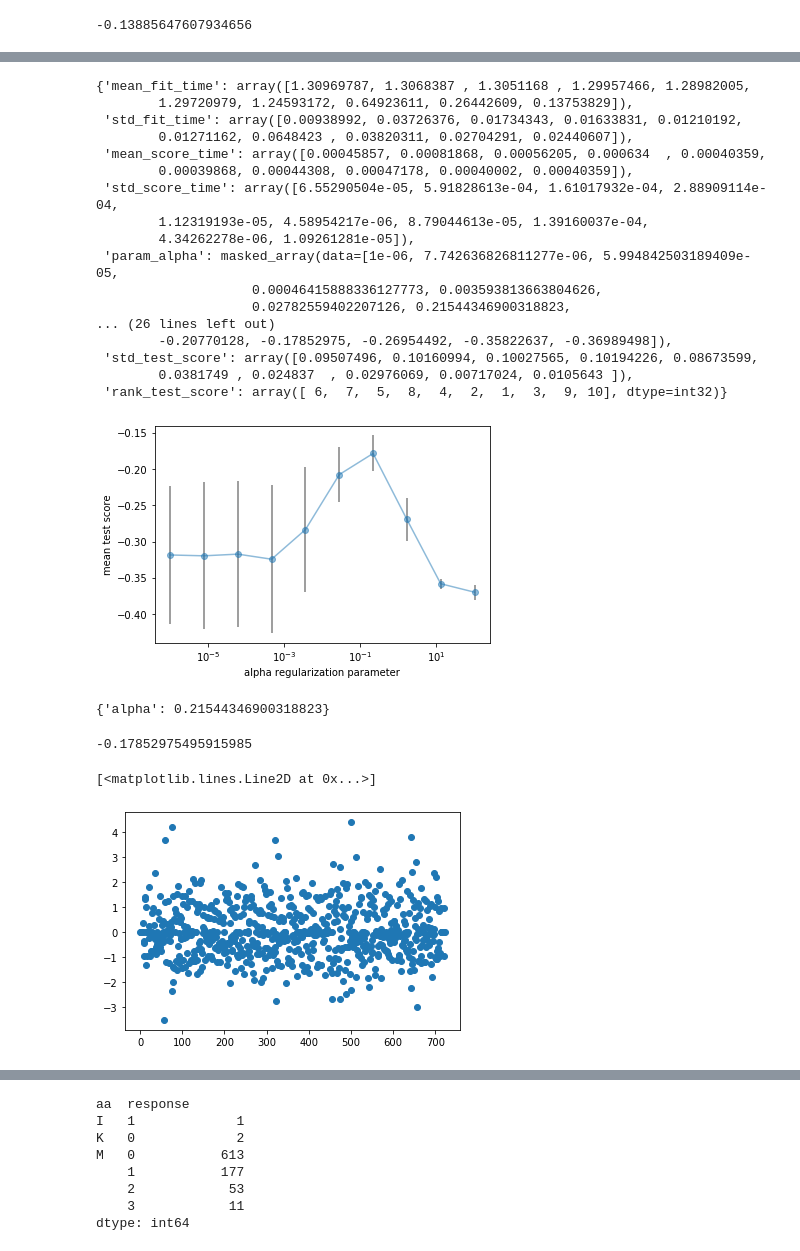
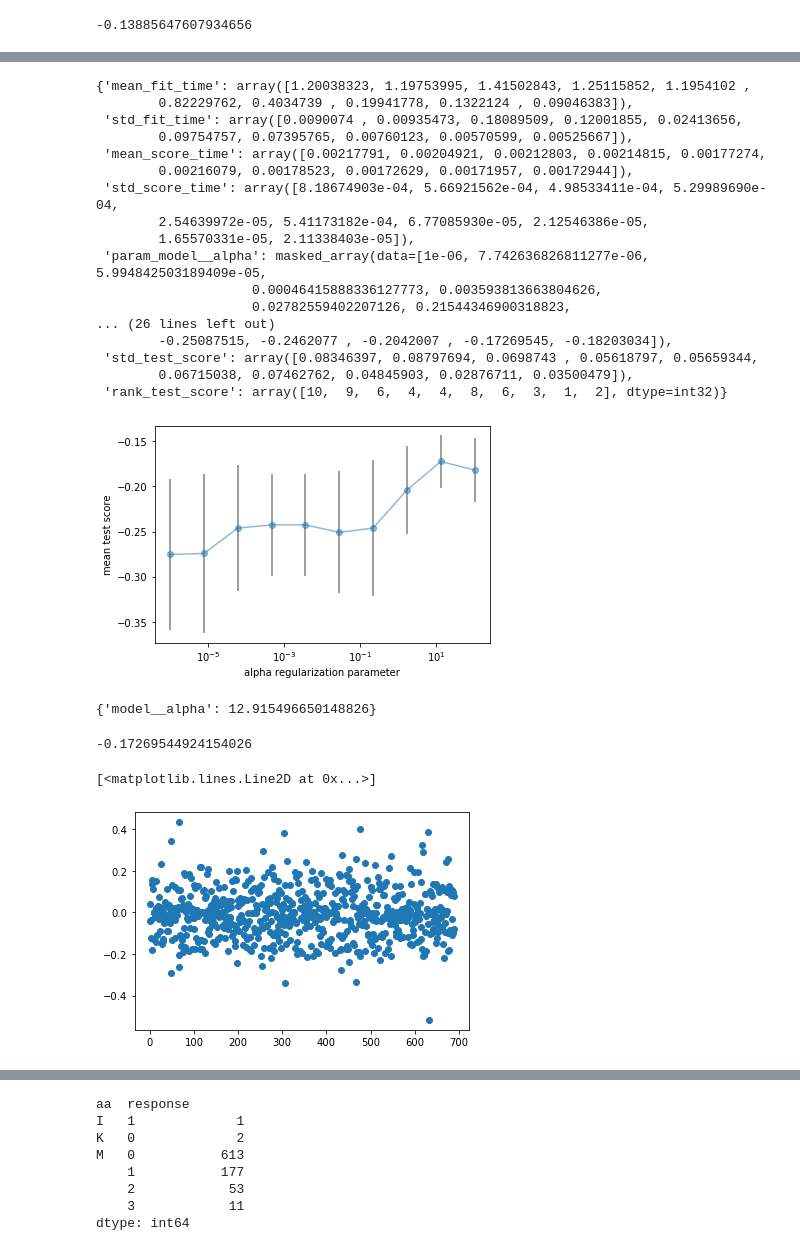
Before and after one commit to RomeroLab/sadx-latent-function, a Jupyter notebook: projects/Biochemical_Ordinal/Ordinal Regression.ipynb, the cells around one changed output, grey strips where cells are left out. Saved outputs shown, nothing was run; the diff lists cells and outputs as text; code cells hidden in the pictures.

Commit message:
Adding pipeline with Variance Threshold and Scaling

```diff
--- a/projects/Biochemical_Ordinal/Ordinal Regression.ipynb
+++ b/projects/Biochemical_Ordinal/Ordinal Regression.ipynb
@@ -183,6 +187,8 @@ from sklearn.model_selection import GridSearchCV, cross_val_score
+# %%
+pipe = Pipeline([('vt', VarianceThreshold()), ('scaler', StandardScaler()), ('model', model)])
 # %%
 alphas = np.logspace(-6, 2, 10) # search space for regularization params
-grid_cv = GridSearchCV(estimator=model, param_grid=dict(alpha=alphas), cv=5, iid='deprecated')
+grid_cv = GridSearchCV(estimator=pipe, param_grid=dict(model__alpha=alphas), cv=5, iid='deprecated')
 grid_cv.fit(X, y)
 # %% [output]
 GridSearchCV(cv=5, error_score='raise-deprecating',
@@ -196,23 +211,23 @@ GridSearchCV(cv=5, error_score='raise-deprecating',
 # %%
 grid_cv.cv_results_
 # %% [output]
-{'mean_fit_time': array([1.30969787, 1.3068387 , 1.3051168 , 1.29957466, 1.28982005,
-        1.29720979, 1.24593172, 0.64923611, 0.26442609, 0.13753829]),
- 'std_fit_time': array([0.00938992, 0.03726376, 0.01734343, 0.01633831, 0.01210192,
-        0.01271162, 0.0648423 , 0.03820311, 0.02704291, 0.02440607]),
- 'mean_score_time': array([0.00045857, 0.00081868, 0.00056205, 0.000634  , 0.00040359,
-        0.00039868, 0.00044308, 0.00047178, 0.00040002, 0.00040359]),
- 'std_score_time': array([6.55290504e-05, 5.91828613e-04, 1.61017932e-04, 2.88909114e-04,
-        1.12319193e-05, 4.58954217e-06, 8.79044613e-05, 1.39160037e-04,
-        4.34262278e-06, 1.09261281e-05]),
- 'param_alpha': masked_array(data=[1e-06, 7.742636826811277e-06, 5.994842503189409e-05,
+{'mean_fit_time': array([1.20038323, 1.19753995, 1.41502843, 1.25115852, 1.1954102 ,
+        0.82229762, 0.4034739 , 0.19941778, 0.1322124 , 0.09046383]),
+ 'std_fit_time': array([0.0090074 , 0.00935473, 0.18089509, 0.12001855, 0.02413656,
+        0.09754757, 0.07395765, 0.00760123, 0.00570599, 0.00525667]),
+ 'mean_score_time': array([0.00217791, 0.00204921, 0.00212803, 0.00214815, 0.00177274,
+        0.00216079, 0.00178523, 0.00172629, 0.00171957, 0.00172944]),
+ 'std_score_time': array([8.18674903e-04, 5.66921562e-04, 4.98533411e-04, 5.29989690e-04,
+        2.54639972e-05, 5.41173182e-04, 6.77085930e-05, 2.12546386e-05,
+        1.65570331e-05, 2.11338403e-05]),
+ 'param_model__alpha': masked_array(data=[1e-06, 7.742636826811277e-06, 5.994842503189409e-05,
                     0.00046415888336127773, 0.003593813663804626,
                     0.02782559402207126, 0.21544346900318823,
 ... (26 lines left out)
-        -0.20770128, -0.17852975, -0.26954492, -0.35822637, -0.36989498]),
- 'std_test_score': array([0.09507496, 0.10160994, 0.10027565, 0.10194226, 0.08673599,
-        0.0381749 , 0.024837  , 0.02976069, 0.00717024, 0.0105643 ]),
- 'rank_test_score': array([ 6,  7,  5,  8,  4,  2,  1,  3,  9, 10], dtype=int32)}
+        -0.25087515, -0.2462077 , -0.2042007 , -0.17269545, -0.18203034]),
+ 'std_test_score': array([0.08346397, 0.08797694, 0.0698743 , 0.05618797, 0.05659344,
+        0.06715038, 0.07462762, 0.04845903, 0.02876711, 0.03500479]),
+ 'rank_test_score': array([10,  9,  6,  4,  4,  8,  6,  3,  1,  2], dtype=int32)}
 # %%
 plt.errorbar(alphas, grid_cv.cv_results_["mean_test_score"],
              grid_cv.cv_results_["std_test_score"], fmt='-o', ecolor="black", alpha=0.5)
@@ -220,13 +235,13 @@ plt.xscale('log')
 plt.xlabel("alpha regularization parameter")
 plt.ylabel("mean test score");
 # %% [output]
-[figure, old version]
+[figure, new version]
 # %%
 # regularization parameter picked by CV
 grid_cv.best_params_
 # %% [output]
-{'alpha': 0.21544346900318823}
+{'model__alpha': 12.915496650148826}
 # %%
 grid_cv.best_score_
 # %% [output]
--0.17852975495915985
+-0.17269544924154026
@@ -235,6 +250,8 @@ from sklearn.metrics import classification_report
 # %%
-best_coefs = grid_cv.best_estimator_.coef_
+grid_cv.best_estimator_.fit(X, y)
+best_coefs = grid_cv.best_estimator_['model'].coef_
+
 plt.plot(best_coefs, 'o')
 # %% [output]
 [<matplotlib.lines.Line2D at 0x...>]
-[figure, old version]
+[figure, new version]
```
Also changed, not shown: parts of 12 cells of this notebook.
